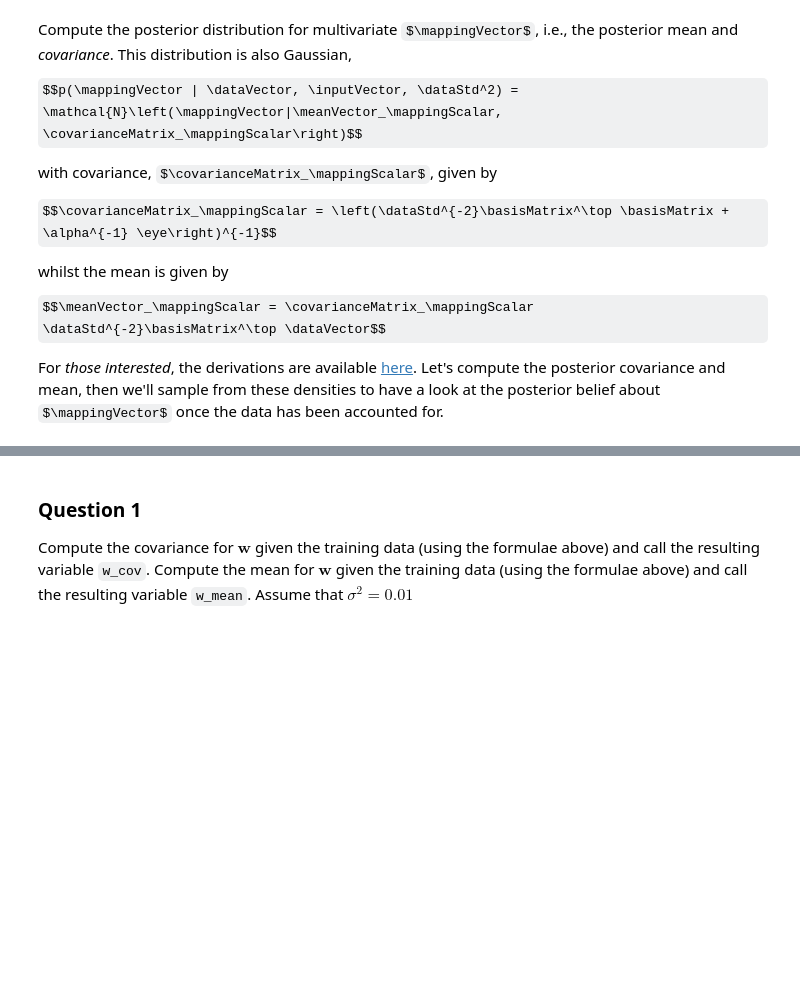
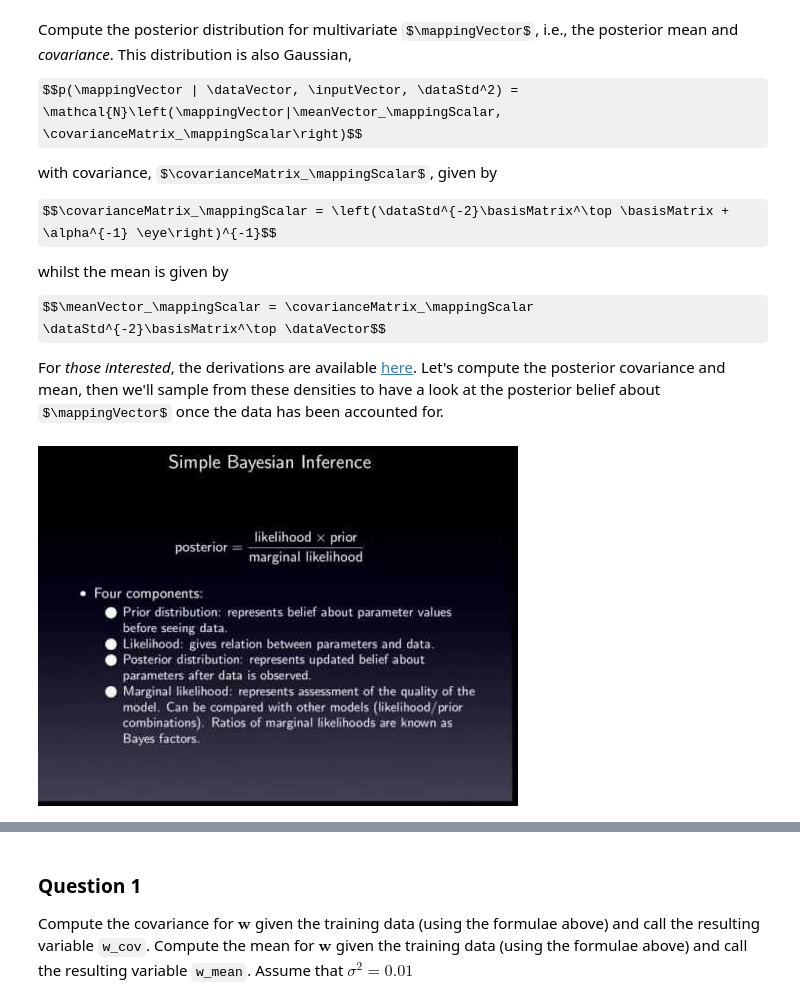
Before and after one commit to gucci-j/MLAI, a Jupyter notebook: Lab 6 - Bayesian regression & DL intro-Solution.ipynb, the cells around one changed output, grey strips where cells are left out. Saved outputs shown, nothing was run; the diff lists cells and outputs as text; code cells hidden in the pictures; some formulas as TeX source; blank space fills up the shorter version.

```diff
--- a/Lab 6 - Bayesian regression & DL intro-Solution.ipynb
+++ b/Lab 6 - Bayesian regression & DL intro-Solution.ipynb
@@ -321,3 +352,8 @@ whilst the mean is given by
 $$\meanVector_\mappingScalar = \covarianceMatrix_\mappingScalar \dataStd^{-2}\basisMatrix^\top \dataVector$$
 
 For *those interested*, the derivations are  available [here](https://nbviewer.jupyter.org/github/lawrennd/mlai2015/blob/master/week6.ipynb). Let's compute the posterior covariance and mean, then we'll sample from these densities to have a look at the posterior belief about $\mappingVector$ once the data has been accounted for.
+# %%
+start=int(timedelta(hours=0, minutes=0, seconds=15).total_seconds())
+YouTubeVideo('AvlnFnvFw_0',start=start)
+# %% [output]
+[figure, added]
```
Also changed, not shown: parts of 21 cells of this notebook, 1 other file.
